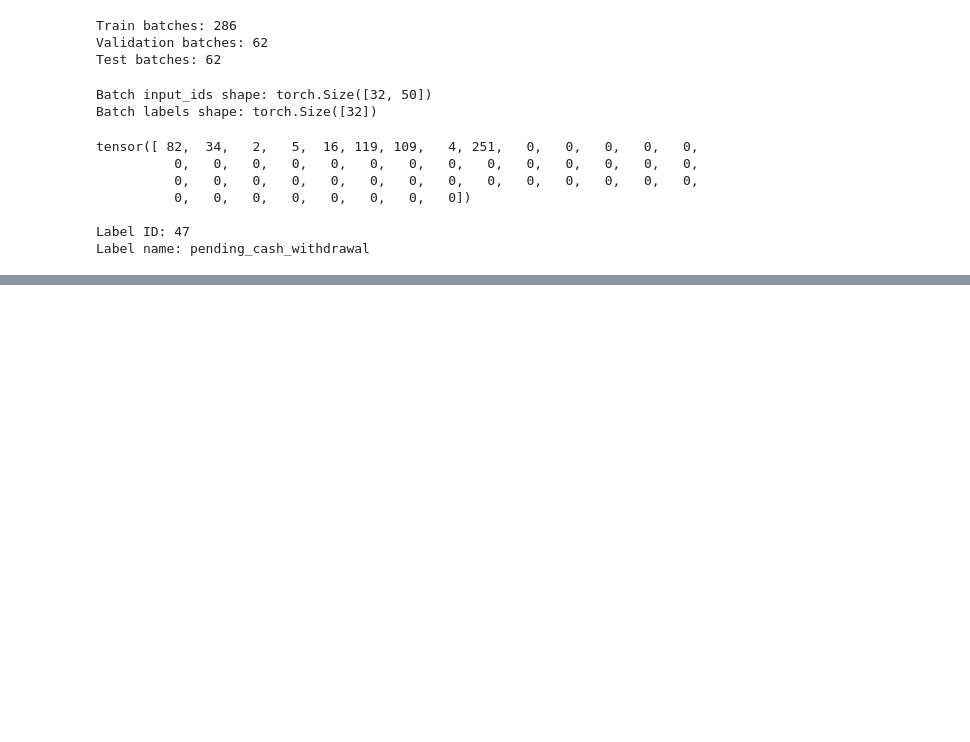
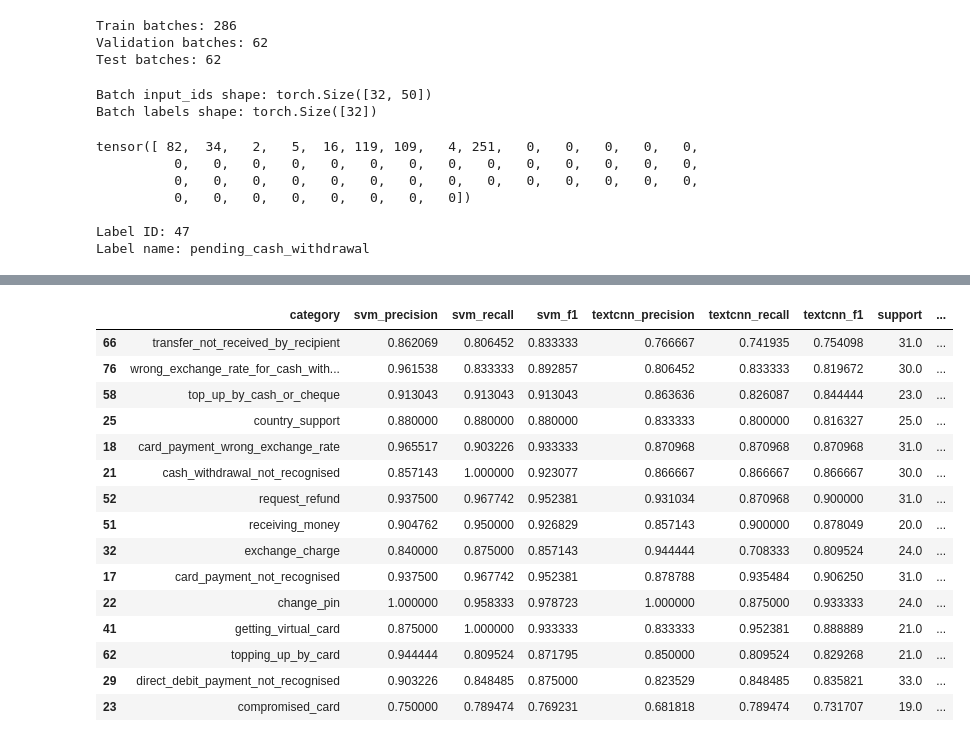
Before and after one commit to shdbdud/customer-ticket-routing, a Jupyter notebook: notebook/CNN_deep_learning_baseline.ipynb, the cells around one changed output, grey strips where cells are left out. Drawn from its saved outputs; the diff is of its cells as text; code cells hidden in the pictures; blank space fills up the shorter version.

```diff
--- a/notebook/CNN_deep_learning_baseline.ipynb
+++ b/notebook/CNN_deep_learning_baseline.ipynb
@@ -988,0 +2650,28 @@ Label name: pending_cash_withdrawal
+# %%
+# Cell 67：F1下降最大类别
+
+display(
+    per_class_comparison_df
+    .sort_values(
+        by="f1_change",
+        ascending=True
+    )
+    .head(15)
+)
+# %% [output]
+|  | category | svm_precision | svm_recall | svm_f1 | textcnn_precision | textcnn_recall | textcnn_f1 | support | ... |
+| 66 | transfer_not_received_by_recipient | 0.862069 | 0.806452 | 0.833333 | 0.766667 | 0.741935 | 0.754098 | 31.0 | ... |
+| 76 | wrong_exchange_rate_for_cash_with... | 0.961538 | 0.833333 | 0.892857 | 0.806452 | 0.833333 | 0.819672 | 30.0 | ... |
+| 58 | top_up_by_cash_or_cheque | 0.913043 | 0.913043 | 0.913043 | 0.863636 | 0.826087 | 0.844444 | 23.0 | ... |
+| 25 | country_support | 0.880000 | 0.880000 | 0.880000 | 0.833333 | 0.800000 | 0.816327 | 25.0 | ... |
+| 18 | card_payment_wrong_exchange_rate | 0.965517 | 0.903226 | 0.933333 | 0.870968 | 0.870968 | 0.870968 | 31.0 | ... |
+| 21 | cash_withdrawal_not_recognised | 0.857143 | 1.000000 | 0.923077 | 0.866667 | 0.866667 | 0.866667 | 30.0 | ... |
+| 52 | request_refund | 0.937500 | 0.967742 | 0.952381 | 0.931034 | 0.870968 | 0.900000 | 31.0 | ... |
+| 51 | receiving_money | 0.904762 | 0.950000 | 0.926829 | 0.857143 | 0.900000 | 0.878049 | 20.0 | ... |
+| 32 | exchange_charge | 0.840000 | 0.875000 | 0.857143 | 0.944444 | 0.708333 | 0.809524 | 24.0 | ... |
+| 17 | card_payment_not_recognised | 0.937500 | 0.967742 | 0.952381 | 0.878788 | 0.935484 | 0.906250 | 31.0 | ... |
+| 22 | change_pin | 1.000000 | 0.958333 | 0.978723 | 1.000000 | 0.875000 | 0.933333 | 24.0 | ... |
+| 41 | getting_virtual_card | 0.875000 | 1.000000 | 0.933333 | 0.833333 | 0.952381 | 0.888889 | 21.0 | ... |
+| 62 | topping_up_by_card | 0.944444 | 0.809524 | 0.871795 | 0.850000 | 0.809524 | 0.829268 | 21.0 | ... |
+| 29 | direct_debit_payment_not_recognised | 0.903226 | 0.848485 | 0.875000 | 0.823529 | 0.848485 | 0.835821 | 33.0 | ... |
+| 23 | compromised_card | 0.750000 | 0.789474 | 0.769231 | 0.681818 | 0.789474 | 0.731707 | 19.0 | ... |
```
Also changed, not shown: parts of 64 cells of this notebook, 4 other files.
